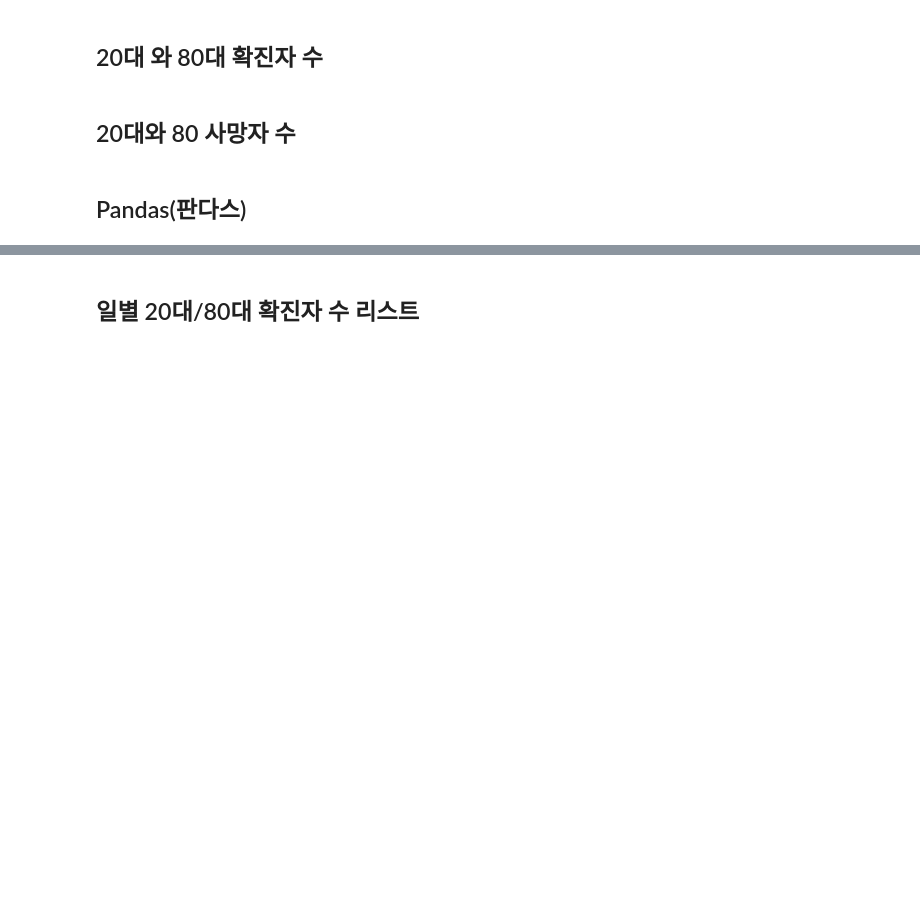
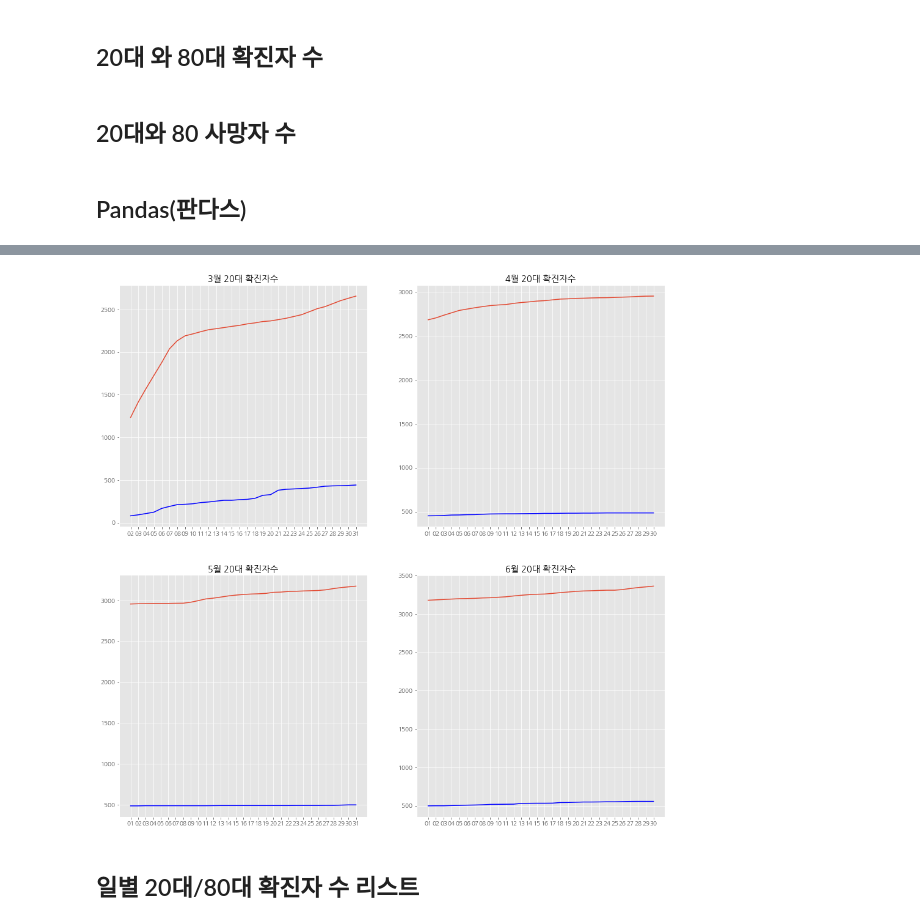
Before and after one commit to zoohoney/Python-Doing, a Jupyter notebook: CORONA-infographic.ipynb, the cells around one changed output, grey strips where cells are left out. Saved outputs shown, nothing was run; the diff lists cells and outputs as text; code cells hidden in the pictures; blank space fills up the shorter version.

```diff
--- a/CORONA-infographic.ipynb
+++ b/CORONA-infographic.ipynb
@@ -198,27 +259,27 @@ df_date_866 = df_date_06[df_date_06['age'].str.contains('80s')]
 # %%
+plt.figure(figsize=(16, 16))
 
-# plt.figure(figsize=(16, 16))
+plt.subplot(221)
+plt.title('3월 20대 확진자수')
+plt.plot(df_date_033.date.str.split('-').str[2], df_date_033.confirmed)
+plt.plot(df_date_833.date.str.split('-').str[2], df_date_833.confirmed,'b')
 
-# plt.figure(1)
-# plt.subplot(221)
-# plt.title('3월 20대 확진자수')
-# plt.plot(df_date_033.date.str.split('-').str[2], df_date_033.confirmed)
+plt.subplot(222)
+plt.title('4월 20대 확진자수')
+plt.plot(df_date_044.date.str.split('-').str[2], df_date_044.confirmed)
+plt.plot(df_date_844.date.str.split('-').str[2], df_date_844.confirmed,'b')
 
-# plt.figure(figsize=(16, 16))
-# plt.figure(2)
-# plt.subplot(222)
-# plt.title('4월 20대 확진자수')
-# plt.plot(df_date_044.date.str.split('-').str[2], df_date_044.confirmed)
+plt.subplot(223)
+plt.title('5월 20대 확진자수')
+plt.plot(df_date_055.date.str.split('-').str[2], df_date_055.confirmed)
+plt.plot(df_date_855.date.str.split('-').str[2], df_date_855.confirmed,'b')
 
-# plt.figure(3)
-# plt.subplot(223)
-# plt.title('5월 20대 확진자수')
-# plt.plot(df_date_055.date.str.split('-').str[2], df_date_055.confirmed)
+plt.subplot(224)
+plt.title('6월 20대 확진자수')
+plt.plot(df_date_066.date.str.split('-').str[2], df_date_066.confirmed)
+plt.plot(df_date_866.date.str.split('-').str[2], df_date_866.confirmed,'b')
 
-# plt.figure(4)
-# plt.subplot(224)
-# plt.title('6월 20대 확진자수')
-# plt.plot(df_date_066.date.str.split('-').str[2], df_date_066.confirmed)
-
-# plt.show()
+plt.show()
+# %% [output]
+[figure, added]
 # %%
```
Also changed, not shown: parts of 29 cells of this notebook.
